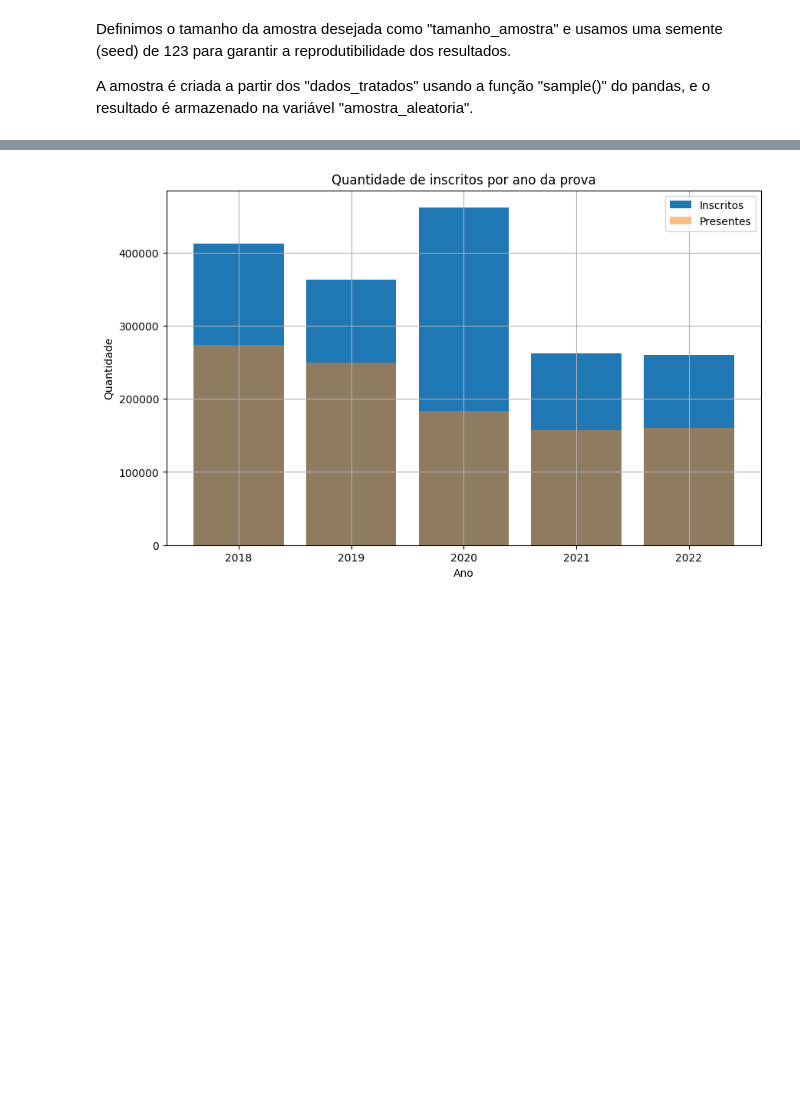
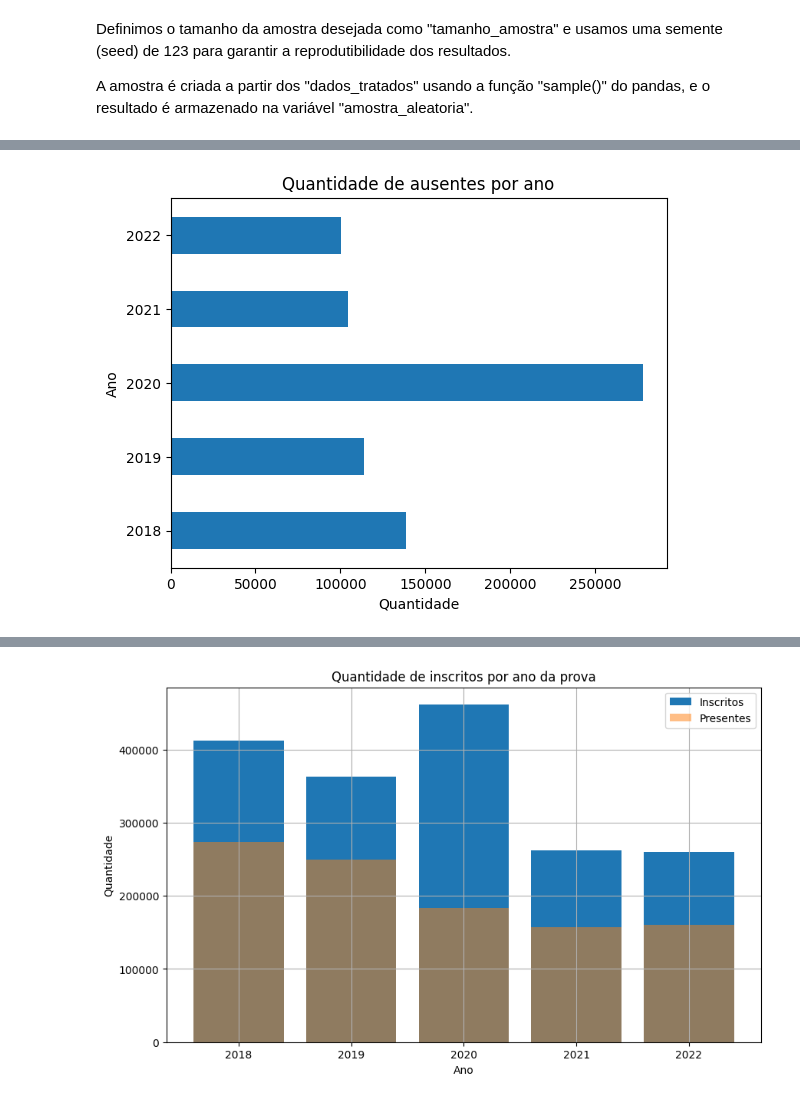
Before and after one commit to claraferreirabatista/analise_estatistica_microdados_do_enem, a Jupyter notebook: analise_estatistica_dos_dados_enem.ipynb, the cells around one changed output, grey strips where cells are left out. Saved outputs shown, nothing was run; the diff lists cells and outputs as text; code cells hidden in the pictures; blank space fills up the shorter version.

```diff
--- a/analise_estatistica_dos_dados_enem.ipynb
+++ b/analise_estatistica_dos_dados_enem.ipynb
@@ -95,0 +209,22 @@ A seguir, apresentaremos o código responsável pela análise e a geração do g
+# %%
+# Selecionar os anos e o status de presença
+ausentes = dados_tratados[['NU_ANO', 'TP_PRESENCA']]
+
+# Filtrar os dados para incluir apenas os ausentes (TP_PRESENCA = False)
+ausentes = ausentes[ausentes['TP_PRESENCA'] == False]
+
+# Agrupar por ano e contar a quantidade de ausentes em cada ano
+ausentes_por_ano = ausentes.groupby('NU_ANO').count()
+
+# Plotar um gráfico de barras horizontal
+ausentes_por_ano.plot.barh(legend=False)
+
+# Configurar títulos e rótulos
+plt.title('Quantidade de ausentes por ano')
+plt.xlabel('Quantidade')
+plt.ylabel('Ano')
+
+# Exibir o gráfico
+plt.show()
+# %% [output]
+[figure, added]
```
Also changed, not shown: parts of 20 cells of this notebook.
